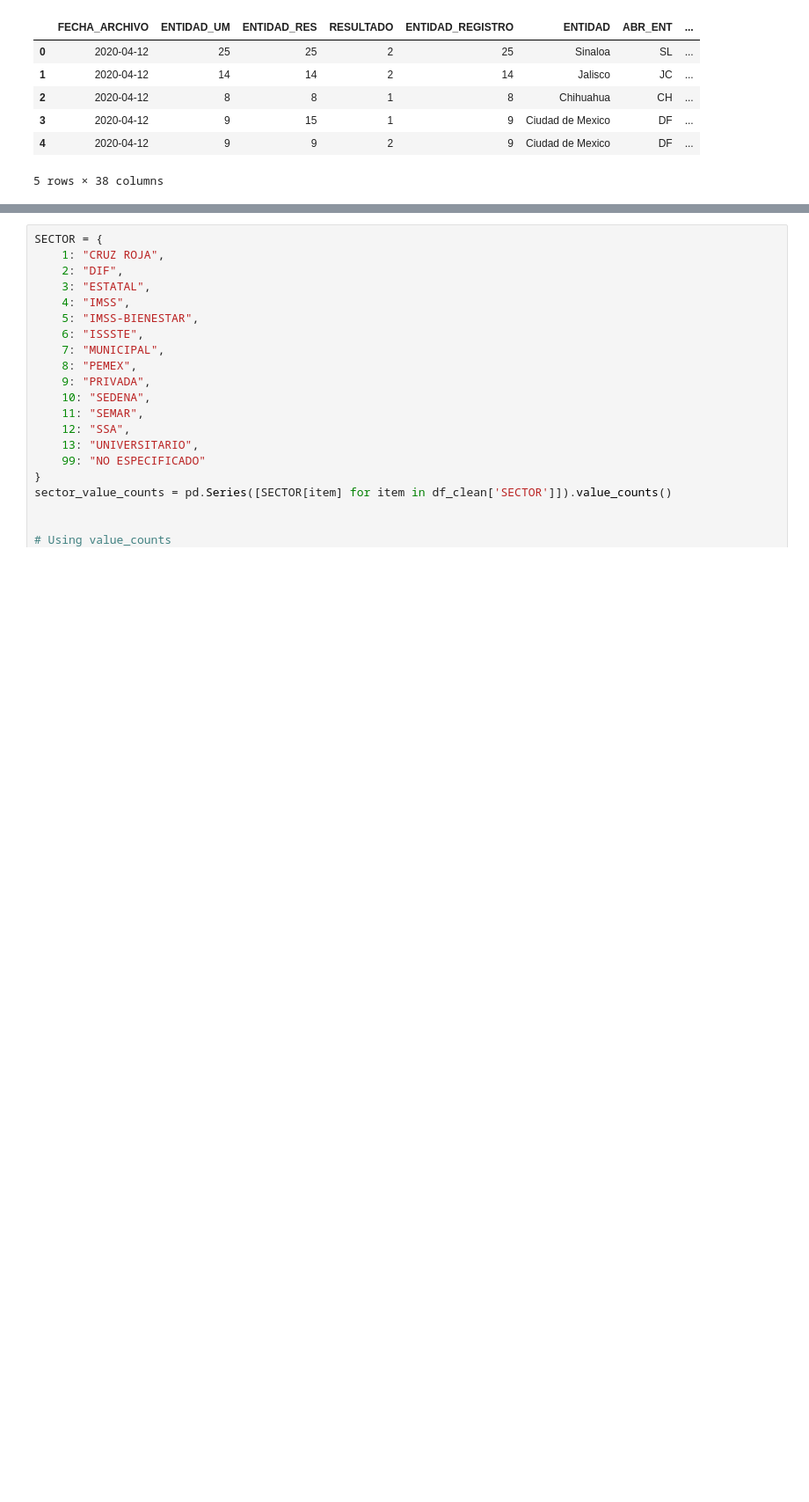
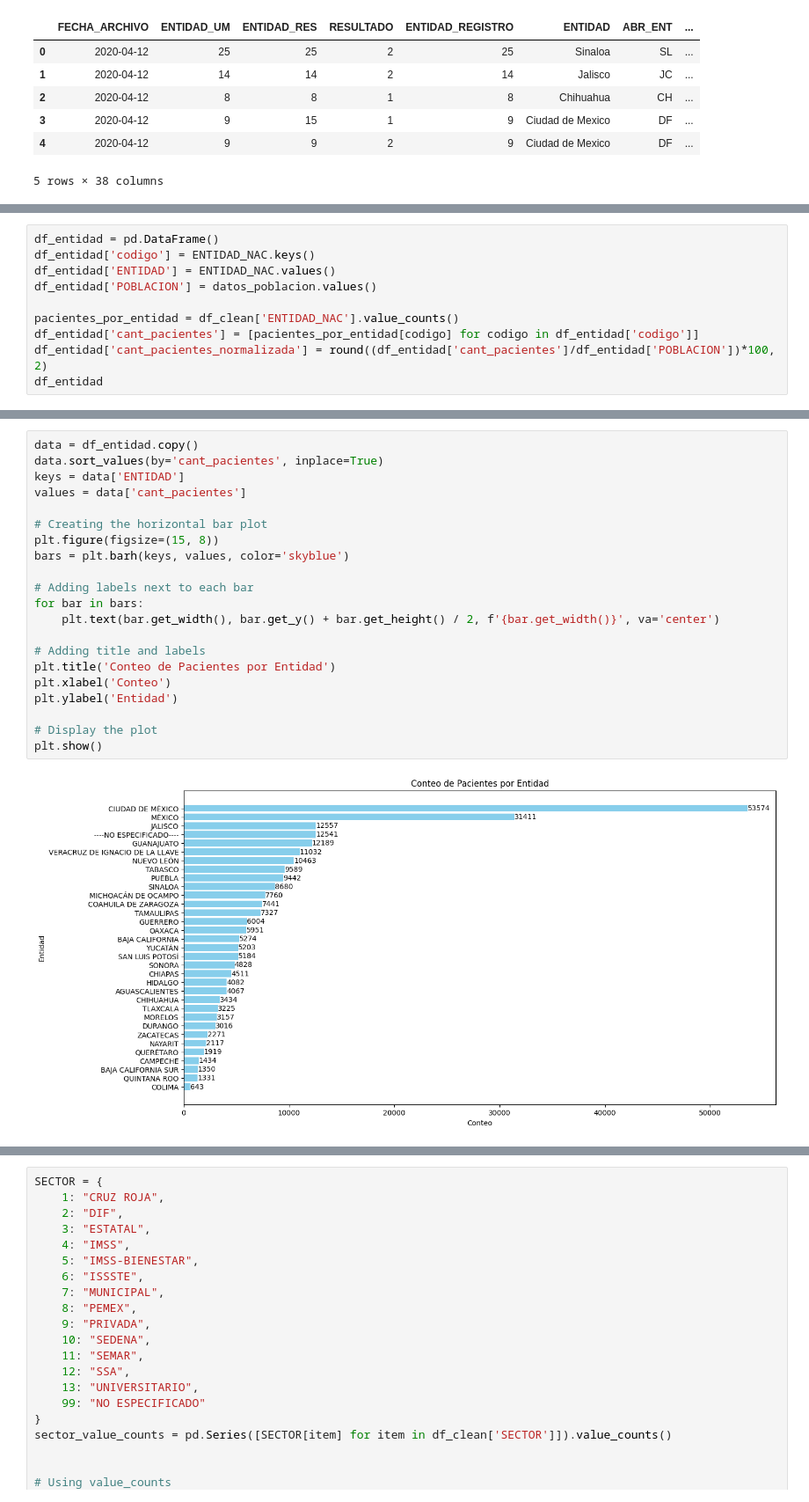
Before and after one commit to Edgar-La/Covid_19_Mexico, a Jupyter notebook: Final_Project.ipynb, the cells around one changed output, grey strips where cells are left out. Shown at 88% size. Saved outputs shown, nothing was run; the diff lists cells and outputs as text; blank space fills up the shorter version.

```diff
--- a/Final_Project.ipynb
+++ b/Final_Project.ipynb
@@ -125,0 +201,10 @@ df_clean.head()
+# %%
+df_entidad = pd.DataFrame()
+df_entidad['codigo'] = ENTIDAD_NAC.keys()
+df_entidad['ENTIDAD'] = ENTIDAD_NAC.values()
+df_entidad['POBLACION'] = datos_poblacion.values()
+
+pacientes_por_entidad = df_clean['ENTIDAD_NAC'].value_counts()
+df_entidad['cant_pacientes'] = [pacientes_por_entidad[codigo] for codigo in df_entidad['codigo']]
+df_entidad['cant_pacientes_normalizada'] = round((df_entidad['cant_pacientes']/df_entidad['POBLACION'])*100, 2)
+df_entidad
@@ -125,0 +229,23 @@ df_clean.head()
+# %%
+data = df_entidad.copy()
+data.sort_values(by='cant_pacientes', inplace=True)
+keys = data['ENTIDAD']
+values = data['cant_pacientes']
+
+# Creating the horizontal bar plot
+plt.figure(figsize=(15, 8))
+bars = plt.barh(keys, values, color='skyblue')
+
+# Adding labels next to each bar
+for bar in bars:
+    plt.text(bar.get_width(), bar.get_y() + bar.get_height() / 2, f'{bar.get_width()}', va='center')
+
+# Adding title and labels
+plt.title('Conteo de Pacientes por Entidad')
+plt.xlabel('Conteo')
+plt.ylabel('Entidad')
+
+# Display the plot
+plt.show()
+# %% [output]
+[figure, added]
```
Also changed, not shown: parts of 30 cells of this notebook.
